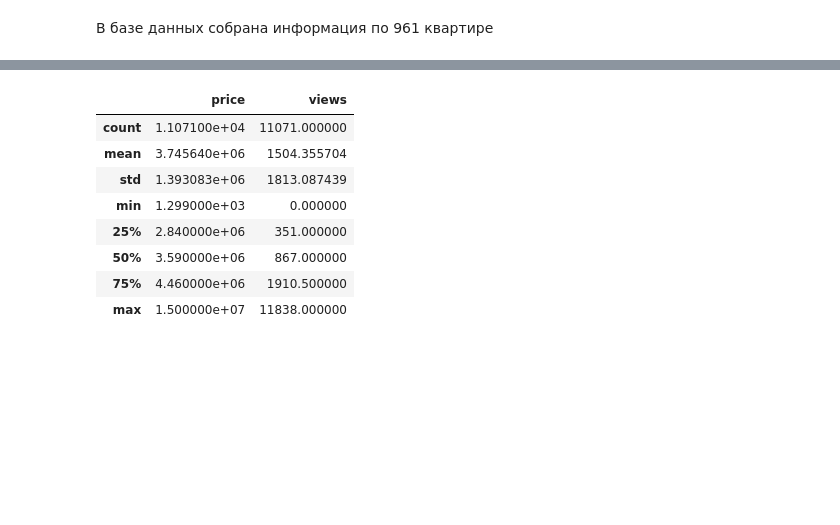
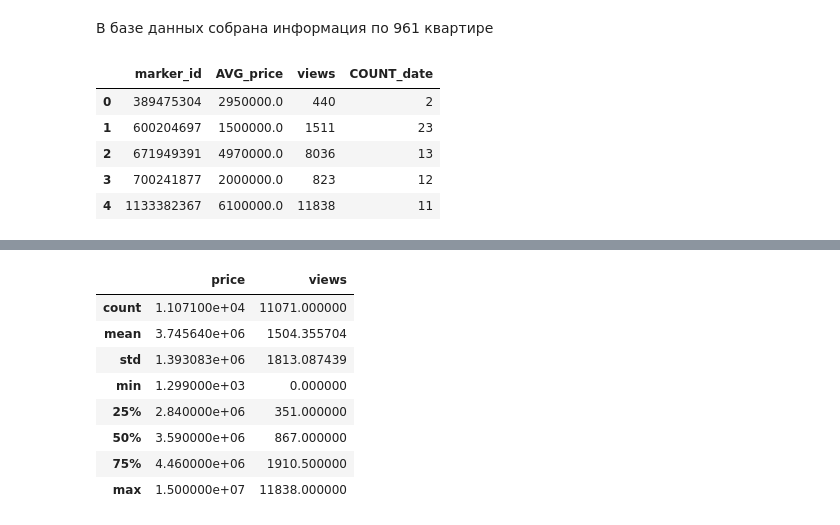
Before and after one commit to RuslanLat/pet_project, a Jupyter notebook: avito_apartments/EDA_history.ipynb, the cells around one changed output, grey strips where cells are left out. Saved outputs shown, nothing was run; the diff lists cells and outputs as text; code cells hidden in the pictures; blank space fills up the shorter version.

Commit message:
добавлен анализ по количеству дней публикации

```diff
--- a/avito_apartments/EDA_history.ipynb
+++ b/avito_apartments/EDA_history.ipynb
@@ -358,0 +348,4 @@ as_history_df.head()
+# %%
+# проверка записи данных в файл, вывод данных
+as_history_df = pd.read_csv('as_history.csv', parse_dates=['date'], encoding='utf-8')
+as_history_df.head()
@@ -389,3 +389,16 @@ cursor.fetchmany(1)[0][0]
 961
 # %% [markdown]
 В базе данных собрана информация по 961 квартире
+# %%
+# количество дней публикации по объявлениям, средняя стоимость продажи в период публикации и итоговое количество просмотров
+marker_id_df = as_history_df.groupby('marker_id', as_index=False) \
+                            .agg({'price' : 'mean', 'views' : np.max, 'date' : 'count'}) \
+                            .rename(columns={"price" : "AVG_price", 'date' : "COUNT_date"})
+marker_id_df.head()
+# %% [output]
+|  | marker_id | AVG_price | views | COUNT_date |
+| 0 | 389475304 | 2950000.0 | 440 | 2 |
+| 1 | 600204697 | 1500000.0 | 1511 | 23 |
+| 2 | 671949391 | 4970000.0 | 8036 | 13 |
+| 3 | 700241877 | 2000000.0 | 823 | 12 |
+| 4 | 1133382367 | 6100000.0 | 11838 | 11 |
```
Also changed, not shown: parts of 16 cells of this notebook.
